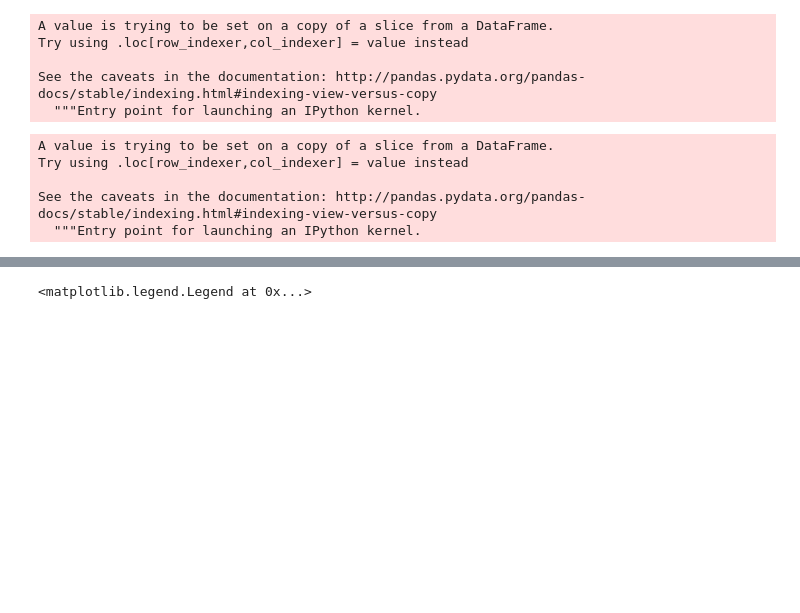
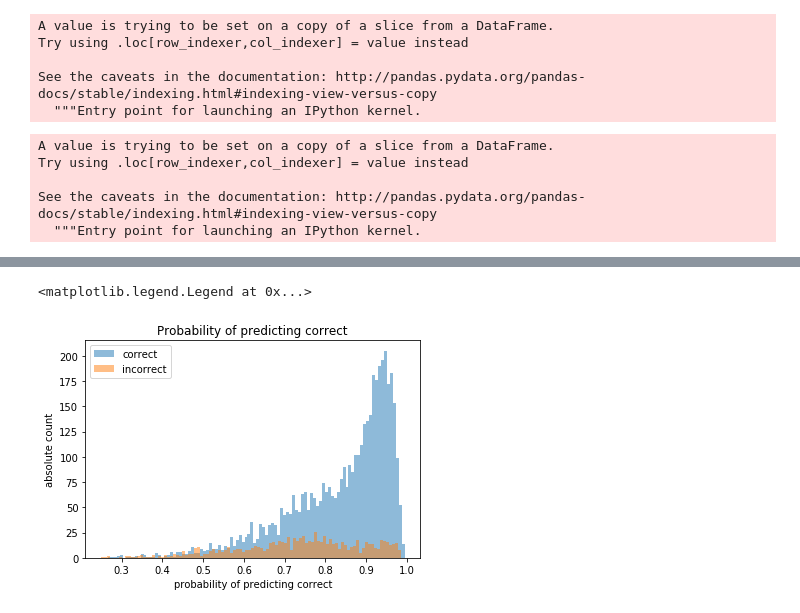
Before and after one commit to ProjectSidewalk/sidewalk-quality-analysis, a Jupyter notebook: label-position-analysis-neil.ipynb, the cells around one changed output, grey strips where cells are left out. Saved outputs shown, nothing was run; the diff lists cells and outputs as text; code cells hidden in the pictures; blank space fills up the shorter version.

```diff
--- a/label-position-analysis-neil.ipynb
+++ b/label-position-analysis-neil.ipynb
@@ -317,7 +329,7 @@ for chosen_type in np.unique(label_type):
 fig = plt.figure()
 plt.title(f'Probability of predicting correct')
 plt.hist(correct_prob[y==1], bins=100, alpha=0.5, label='correct')
-plt.hist(correct_prob[y!=1], bins=100, alpha=0.5, label='incorrect')
+plt.hist(correct_prob[y==0], bins=100, alpha=0.5, label='incorrect')
 plt.xlabel('probability of predicting correct')
 plt.ylabel('absolute count')
 plt.legend()
@@ -327 +337,2 @@ plt.legend()
 <matplotlib.legend.Legend at 0x...>
+[figure, added]
```
Also changed, not shown: parts of 21 cells of this notebook.
